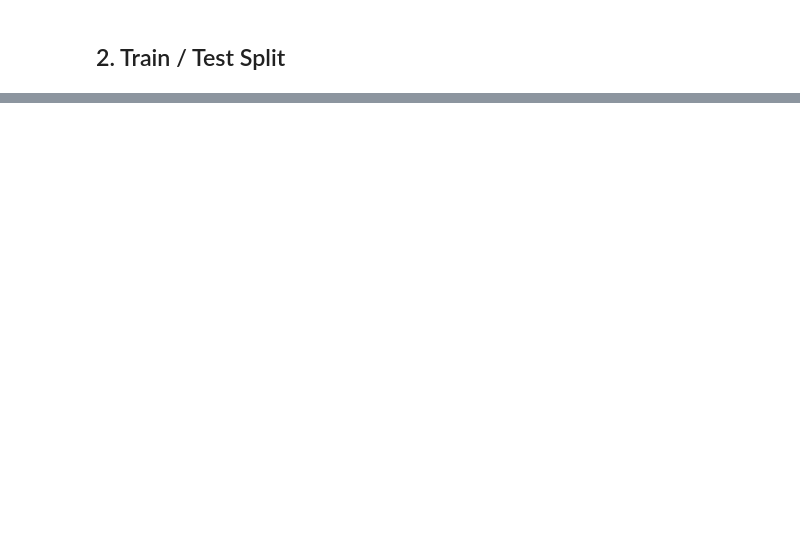
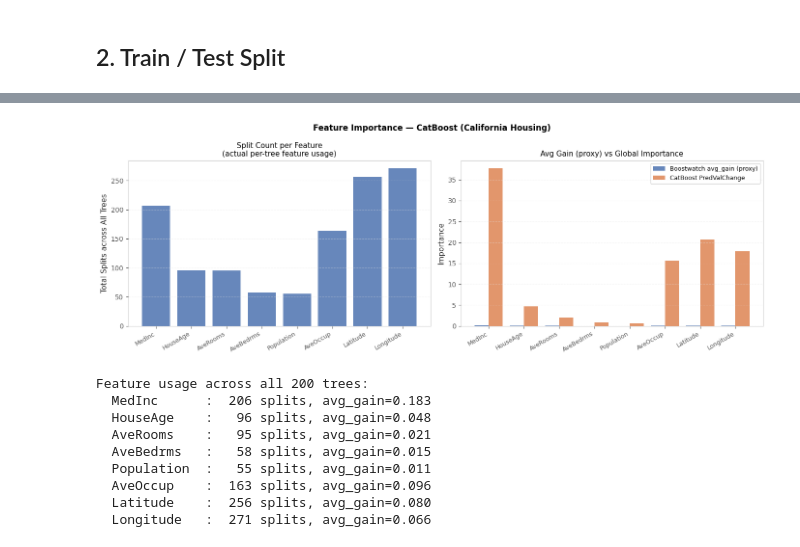
Before and after one commit to HSarwat/boostwatch, a Jupyter notebook: examples/california_housing.ipynb, the cells around one changed output, grey strips where cells are left out. Cells and saved outputs as stored; diff of their text form; code cells hidden in the pictures; blank space fills up the shorter version.

```diff
--- a/examples/california_housing.ipynb
+++ b/examples/california_housing.ipynb
@@ -500,0 +249,48 @@ Depth        LightGBM      sklearn
+# %%
+stats = observer.feature_stats()
+
+bw_counts = [stats.get(i, {}).get('count',    0) for i in range(len(feature_names))]
+bw_gains  = [stats.get(i, {}).get('avg_gain', 0) for i in range(len(feature_names))]
+cb_importance = cb_model.get_feature_importance()
+
+x = np.arange(len(feature_names))
+w = 0.4
+
+fig, axes = plt.subplots(1, 2, figsize=(14, 5))
+
+# Split count per feature: how many times each feature was chosen across all 200 trees
+axes[0].bar(x, bw_counts, color='#4c72b0', alpha=0.85)
+axes[0].set_xticks(x)
+axes[0].set_xticklabels(feature_names, rotation=30, ha='right', fontsize=9)
+axes[0].set_title('Split Count per Feature\n(actual per-tree feature usage)', fontsize=11)
+axes[0].set_ylabel('Total Splits across All Trees')
+axes[0].grid(axis='y', alpha=0.3)
+
+# avg_gain proxy vs CatBoost built-in global importance
+axes[1].bar(x - w/2, bw_gains,      w, label='Boostwatch avg_gain (proxy)', color='#4c72b0', alpha=0.85)
+axes[1].bar(x + w/2, cb_importance, w, label='CatBoost PredValChange',      color='#dd8452', alpha=0.85)
+axes[1].set_xticks(x)
+axes[1].set_xticklabels(feature_names, rotation=30, ha='right', fontsize=9)
+axes[1].set_title('Avg Gain (proxy) vs Global Importance', fontsize=11)
+axes[1].set_ylabel('Importance')
+axes[1].legend(fontsize=9)
+axes[1].grid(axis='y', alpha=0.3)
+
+plt.suptitle('Feature Importance — CatBoost (California Housing)', fontsize=12, fontweight='bold')
+plt.tight_layout()
+plt.show()
+
+print('Feature usage across all 200 trees:')
+for i, name in enumerate(feature_names):
+    print('  {:12s}: {:4d} splits, avg_gain={:.3f}'.format(name, bw_counts[i], bw_gains[i]))
+# %% [output]
+[figure, added]
+Feature usage across all 200 trees:
+  MedInc      :  206 splits, avg_gain=0.183
+  HouseAge    :   96 splits, avg_gain=0.048
+  AveRooms    :   95 splits, avg_gain=0.021
+  AveBedrms   :   58 splits, avg_gain=0.015
+  Population  :   55 splits, avg_gain=0.011
+  AveOccup    :  163 splits, avg_gain=0.096
+  Latitude    :  256 splits, avg_gain=0.080
+  Longitude   :  271 splits, avg_gain=0.066
```
Also changed, not shown: parts of 45 cells of this notebook, 16 other files.
